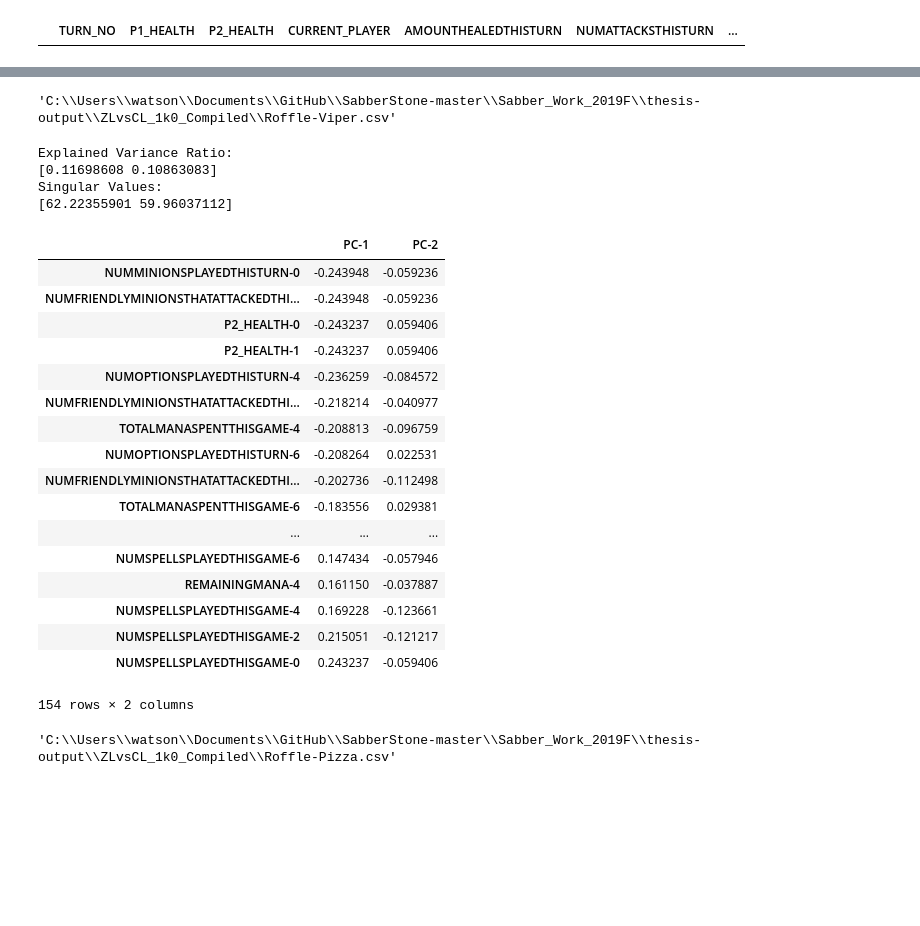
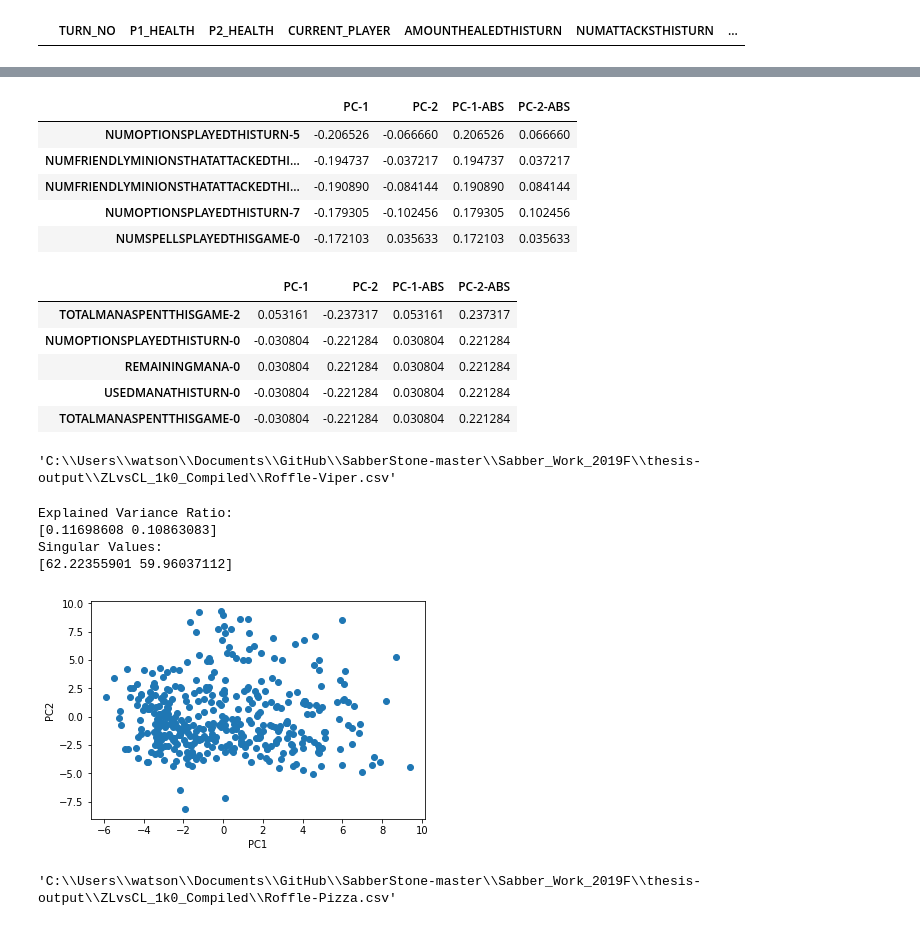
Before and after one commit to cww5/Sabber_Work_2019F, a Jupyter notebook: thesis-extensions/Spring_Data_Analysis.ipynb, the cells around one changed output, grey strips where cells are left out. Drawn from its saved outputs; the diff is of its cells as text; code cells hidden in the pictures; blank space fills up the shorter version.

```diff
--- a/thesis-extensions/Spring_Data_Analysis.ipynb
+++ b/thesis-extensions/Spring_Data_Analysis.ipynb
@@ -450,3 +448,21 @@ Singular Values:
+# %%
+aa_rr_comps.sort_values('PC-1-ABS', ascending=False).head()
+# %% [output]
+|  | PC-1 | PC-2 | PC-1-ABS | PC-2-ABS |
+| NUMOPTIONSPLAYEDTHISTURN-5 | -0.206526 | -0.066660 | 0.206526 | 0.066660 |
+| NUMFRIENDLYMINIONSTHATATTACKEDTHI... | -0.194737 | -0.037217 | 0.194737 | 0.037217 |
+| NUMFRIENDLYMINIONSTHATATTACKEDTHI... | -0.190890 | -0.084144 | 0.190890 | 0.084144 |
+| NUMOPTIONSPLAYEDTHISTURN-7 | -0.179305 | -0.102456 | 0.179305 | 0.102456 |
+| NUMSPELLSPLAYEDTHISGAME-0 | -0.172103 | 0.035633 | 0.172103 | 0.035633 |
+# %%
+aa_rr_comps.sort_values('PC-2-ABS', ascending=False).head()
+# %% [output]
+|  | PC-1 | PC-2 | PC-1-ABS | PC-2-ABS |
+| TOTALMANASPENTTHISGAME-2 | 0.053161 | -0.237317 | 0.053161 | 0.237317 |
+| NUMOPTIONSPLAYEDTHISTURN-0 | -0.030804 | -0.221284 | 0.030804 | 0.221284 |
+| REMAININGMANA-0 | 0.030804 | 0.221284 | 0.030804 | 0.221284 |
+| USEDMANATHISTURN-0 | -0.030804 | -0.221284 | 0.030804 | 0.221284 |
+| TOTALMANASPENTTHISGAME-0 | -0.030804 | -0.221284 | 0.030804 | 0.221284 |
 # %%
 agg_agg_folders[1]
 # %% [output]
@@ -454,31 +470,18 @@ agg_agg_folders[1]
 # %%
 aa_rv = get_cleaned_match_df(agg_agg_folders[1])
 aa_rv_minturns = get_games_min_num_turns(aa_rv)
 fv_aa_rv = get_featurevector_gameset(aa_rv_minturns)
-get_principal_components(fv_aa_rv)
+aa_rv_comps, aa_rv_scaled = get_principal_components(fv_aa_rv)
+plt.scatter(aa_rv_scaled[:,0], aa_rv_scaled[:,1])
+plt.xlabel('PC1')
+plt.ylabel('PC2')
+plt.show()
 # %% [output]
 Explained Variance Ratio:
 [0.11698608 0.10863083]
 Singular Values:
 [62.22355901 59.96037112]
-|  | PC-1 | PC-2 |
-| NUMMINIONSPLAYEDTHISTURN-0 | -0.243948 | -0.059236 |
-| NUMFRIENDLYMINIONSTHATATTACKEDTHI... | -0.243948 | -0.059236 |
-| P2_HEALTH-0 | -0.243237 | 0.059406 |
-| P2_HEALTH-1 | -0.243237 | 0.059406 |
-| NUMOPTIONSPLAYEDTHISTURN-4 | -0.236259 | -0.084572 |
-| NUMFRIENDLYMINIONSTHATATTACKEDTHI... | -0.218214 | -0.040977 |
-| TOTALMANASPENTTHISGAME-4 | -0.208813 | -0.096759 |
-| NUMOPTIONSPLAYEDTHISTURN-6 | -0.208264 | 0.022531 |
-| NUMFRIENDLYMINIONSTHATATTACKEDTHI... | -0.202736 | -0.112498 |
-| TOTALMANASPENTTHISGAME-6 | -0.183556 | 0.029381 |
-| ... | ... | ... |
-| NUMSPELLSPLAYEDTHISGAME-6 | 0.147434 | -0.057946 |
-| REMAININGMANA-4 | 0.161150 | -0.037887 |
-| NUMSPELLSPLAYEDTHISGAME-4 | 0.169228 | -0.123661 |
-| NUMSPELLSPLAYEDTHISGAME-2 | 0.215051 | -0.121217 |
-| NUMSPELLSPLAYEDTHISGAME-0 | 0.243237 | -0.059406 |
-154 rows × 2 columns
+[figure, added]
 # %%
 agg_agg_folders[2]
 # %% [output]
```
Also changed, not shown: parts of 13 cells of this notebook.
